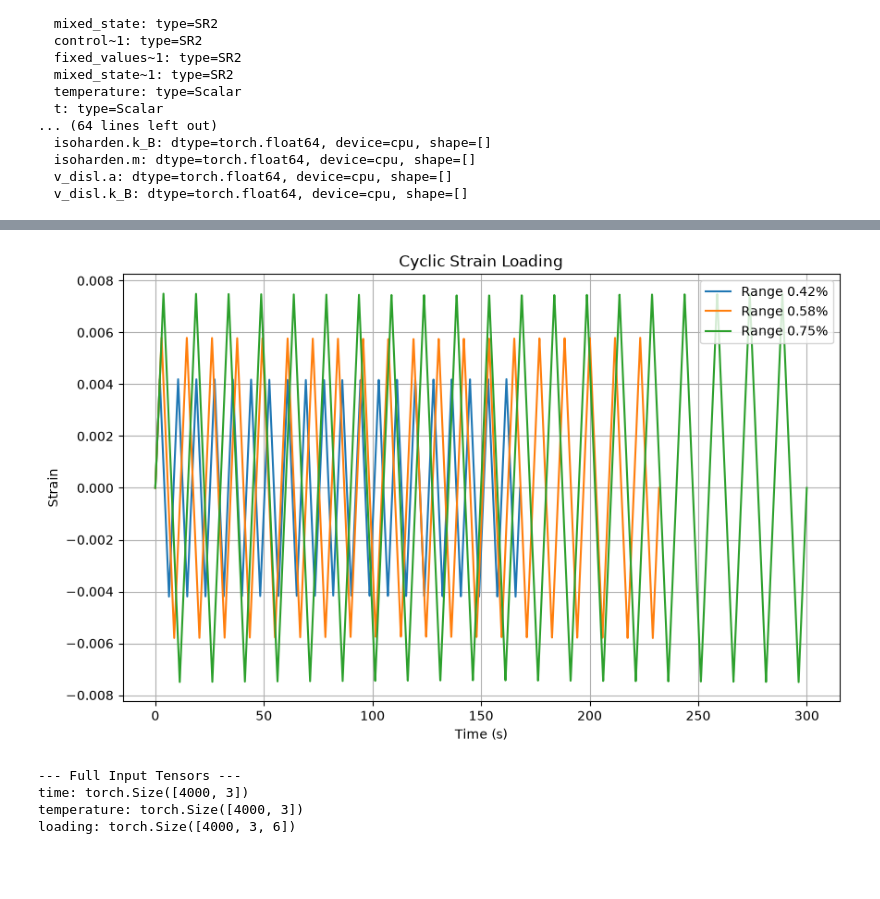
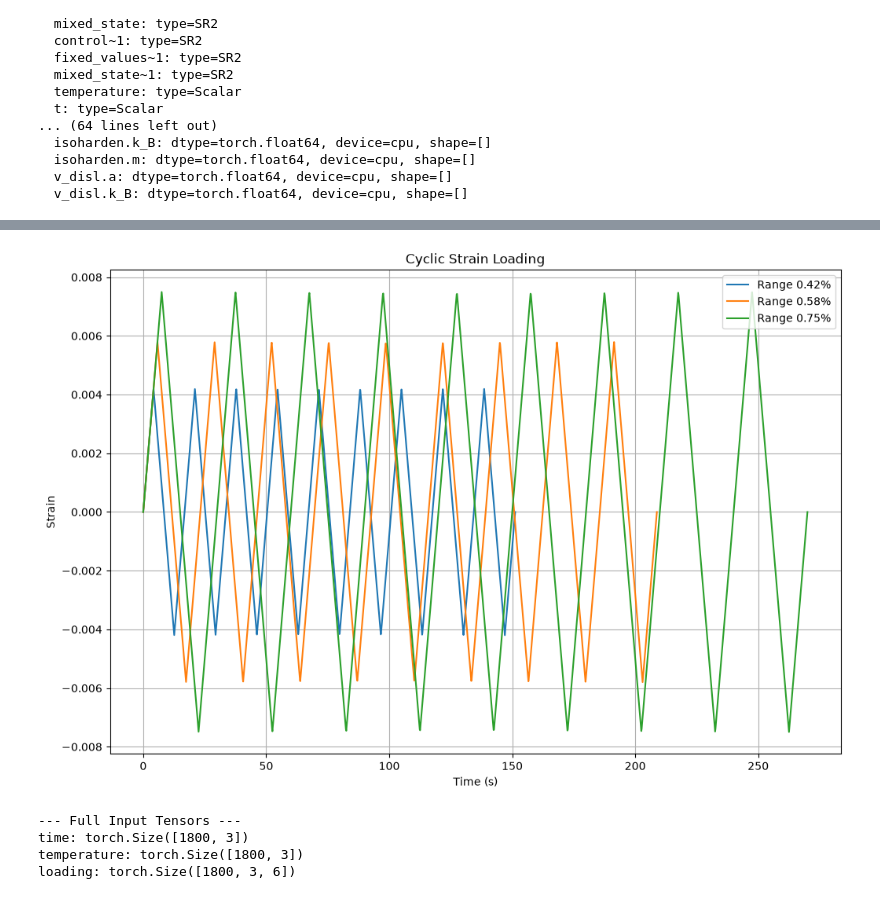
Before and after one commit to ColinMG2/neml2, a Jupyter notebook: cmg_projects/cyclic_optimization/tungsten_deterministic.ipynb, the cells around one changed output, grey strips where cells are left out. Cells and saved outputs as stored; diff of their text form; code cells hidden in the pictures; blank space fills up the shorter version.

```diff
--- a/cmg_projects/cyclic_optimization/tungsten_deterministic.ipynb
+++ b/cmg_projects/cyclic_optimization/tungsten_deterministic.ipynb
@@ -208,56 +219,52 @@ plt.show()
 # %%
-n_cycles = 20
+n_cycles = 9
 points_per_cycle = 200  # controls sharpness of triangle wave peaks
+ntime = n_cycles * points_per_cycle
 
-ntemperature = 1
-nrate = 1
-ntime = n_cycles * points_per_cycle  # total time steps
 nbatch = 3
-rates = torch.tensor([2.0e-3], device=device)
+strain_rate = 1.0e-3
 temperatures = torch.tensor([480.0], device=device)
-ranges = torch.tensor([0.0042, 0.0058, 0.0075], device=device)
+ranges = [0.0042, 0.0058, 0.0075]
 # %%
+loading = torch.zeros((ntime, nbatch, 6), device=device)
 time = torch.zeros((ntime, nbatch), device=device)
 temperature = torch.zeros((ntime, nbatch), device=device)
-loading = torch.zeros((ntime, nbatch, 6), device=device)
 
-plt.figure(figsize=(10, 6))
-for i, s_range in enumerate(ranges):
-    amplitude = s_range.item()
-    period = 4.0 * s_range.item() / rates[0].item()
+plt.figure(figsize=(12, 8))
+for i, amp in enumerate(ranges):
+    period = 4.0 * amp / strain_rate
     total_time = n_cycles * period
 
     time_values = torch.linspace(0.0, total_time, ntime, device=device)
-
-    strain_values = (2.0 * amplitude / torch.pi) * torch.arcsin(
+    strain_values = (2.0 * amp / torch.pi) * torch.arcsin(
         torch.sin(2.0 * torch.pi * time_values / period)
     )
 
     loading[:, i, 0] = strain_values
     time[:, i] = time_values
-    temperature[:, i] = temperatures[0] + 273.15
+    temperature[:, i] = temperatures[0].item() + 273.15
 
     plt.plot(
-        time_values.cpu().numpy(),
-        strain_values.cpu().numpy(),
-        label=f"Range {s_range.item() * 100:.2f}%",
+        time[:, i].cpu().numpy(),
+        loading[:, i, 0].cpu().numpy(),
+        label=f"Range {amp * 100:.2f}%",
     )
 
 plt.xlabel("Time (s)")
 plt.ylabel("Strain")
 plt.title("Cyclic Strain Loading")
 plt.legend()
 plt.grid()
 plt.show()
 
 print(
     f"\n--- Full Input Tensors ---\ntime: {time.shape}\ntemperature: {temperature.shape}\nloading: {loading.shape}"
 )
 # %% [output]
-[figure, old version]
+[figure, new version]
 --- Full Input Tensors ---
-time: torch.Size([4000, 3])
-temperature: torch.Size([4000, 3])
-loading: torch.Size([4000, 3, 6])
+time: torch.Size([1800, 3])
+temperature: torch.Size([1800, 3])
+loading: torch.Size([1800, 3, 6])
 # %%
 # Initial data shape
```
Also changed, not shown: parts of 12 cells of this notebook.
